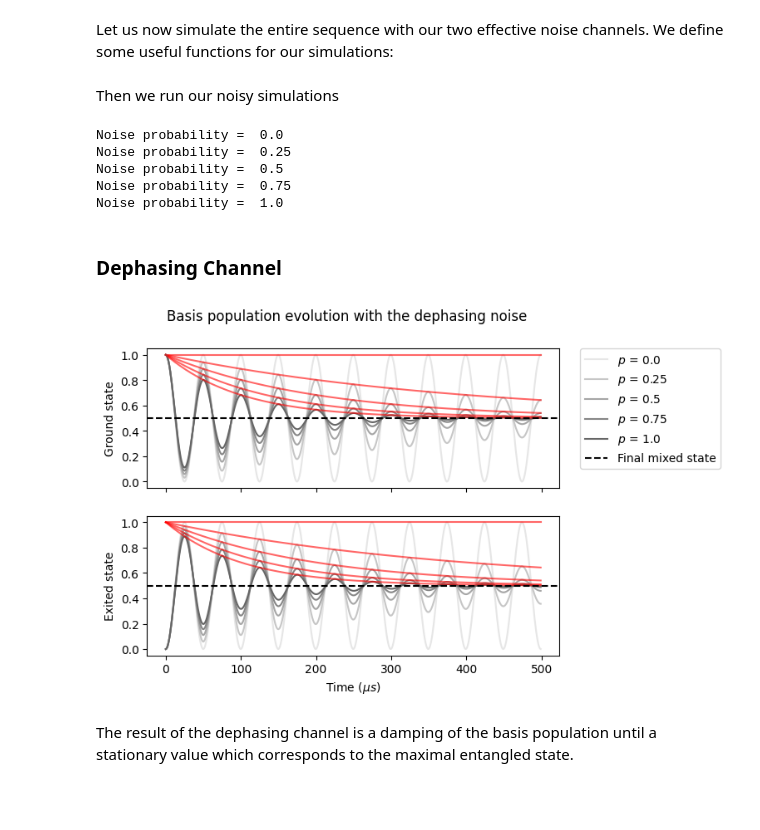
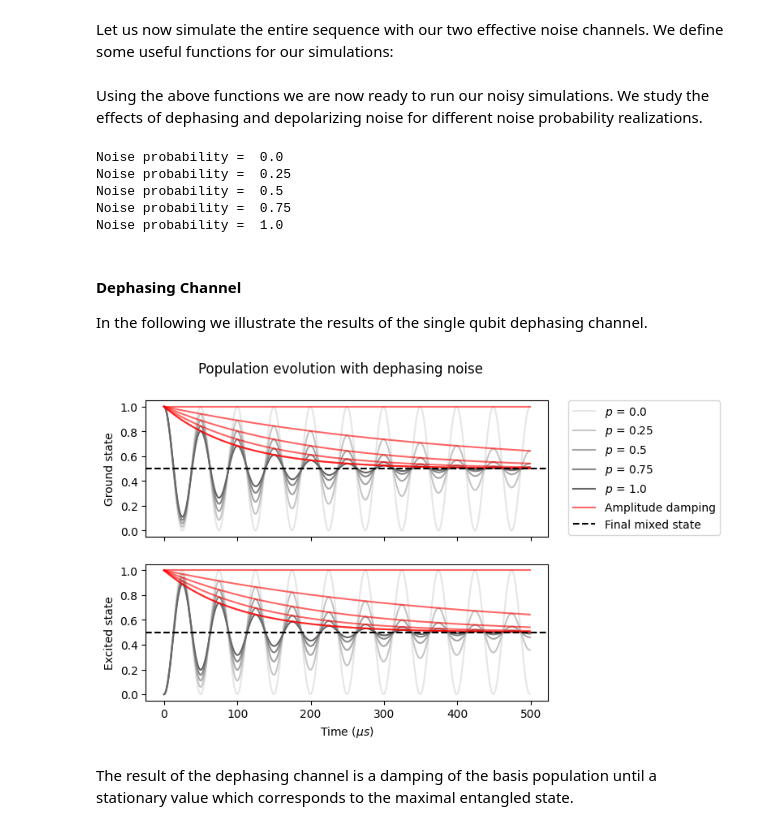
Before and after one commit to pasqal-io/Pulser, a Jupyter notebook: tutorials/advanced_features/Simulating with effective noise channels.ipynb, the cells around one changed output. Drawn from its saved outputs; the diff is of its cells as text; code cells hidden in the pictures; blank space fills up the shorter version.

Commit message:
Effective noise tuto review

```diff
--- a/tutorials/advanced_features/Simulating with effective noise channels.ipynb
+++ b/tutorials/advanced_features/Simulating with effective noise channels.ipynb
@@ -198,7 +198,7 @@ def plot_basis_population(
     label=False,
 ):
     """
-    Plot basis population evolution
+    Plot basis state population evolution
     """
     noise_pops = [
         get_population_evolution(noise_result, state=psi)
@@ -212,10 +212,21 @@ def plot_basis_population(
             label=rf"$p$ = {noise_probability}",
             color=[0.9 - 0.5 * noise_probability] * 3,
         )
-        if decay_profile is not None:
+    N_realizations = len(noise_probabilities)
+    if decay_profile is not None:
+        for i in range(N_realizations):
             axis.plot(
-                decay_profile(noise_probability, times), color="red", alpha=0.6
+                decay_profile(noise_probabilities[i], times),
+                color="red",
+                alpha=0.6,
             )
+            if i == N_realizations - 1:
+                axis.plot(
+                    decay_profile(noise_probabilities[i], times),
+                    color="red",
+                    alpha=0.6,
+                    label="Amplitude damping",
+                )
 
     axis.axhline(
         convergent_constant,
@@ -229,8 +240,8 @@ def plot_basis_population(
         axis.legend(
             bbox_to_anchor=(1.05, 1), loc="upper left", borderaxespad=0.0
         )
-# %% [markdown]
-Then we run our noisy simulations
+# %% [markdown]
+Using the above functions we are now ready to run our noisy simulations. We study the effects of dephasing and depolarizing noise for different noise probability realizations.
 # %%
 clean_simu.reset_config()
 
@@ -262,8 +273,10 @@ Noise probability =  0.25
 Noise probability =  0.5
 Noise probability =  0.75
 Noise probability =  1.0
-# %% [markdown]
-### Dephasing Channel
+# %% [markdown]
+#### Dephasing Channel
+
+In the following we illustrate the results of the single qubit dephasing channel.
 # %%
 r_state = qutip.basis(2, 0)
 g_state = qutip.basis(2, 1)
@@ -276,36 +289,36 @@ basis = {
 def decay_profile(noise_prob, times):
     return 0.5 * (1 + np.exp(-0.5 * noise_prob * times))
 
 
 # We plot the population evolution
 fig, axs = plt.subplots(2)
-fig.suptitle("Basis population evolution with the dephasing noise")
+fig.suptitle("Population evolution with dephasing noise")
 axs.flat[0].set(xlabel=r"Time ($\mu s$)", ylabel="Ground state")
-axs.flat[1].set(xlabel=r"Time ($\mu s$)", ylabel="Exited state")
+axs.flat[1].set(xlabel=r"Time ($\mu s$)", ylabel="Excited state")
 
 # Hide x labels and tick labels for top plots and y ticks for right plots.
 for ax in axs.flat:
     ax.label_outer()
 
 plot_basis_population(
     basis["g"],
     dephasing_results,
     noise_probabilities,
     decay_profile,
     axs[0],
     1 / 2,
     True,
 )
 plot_basis_population(
     basis["r"],
     dephasing_results,
     noise_probabilities,
     decay_profile,
     axs[1],
     1 / 2,
 )
 # %% [output]
-[figure, old version]
+[figure, new version]
 # %% [markdown]
 The result of the dephasing channel is a damping of the basis population until a stationary value which corresponds to the maximal entangled state.
 # %% [markdown]
```
Also changed, not shown: parts of 5 cells of this notebook, 1 other file.
